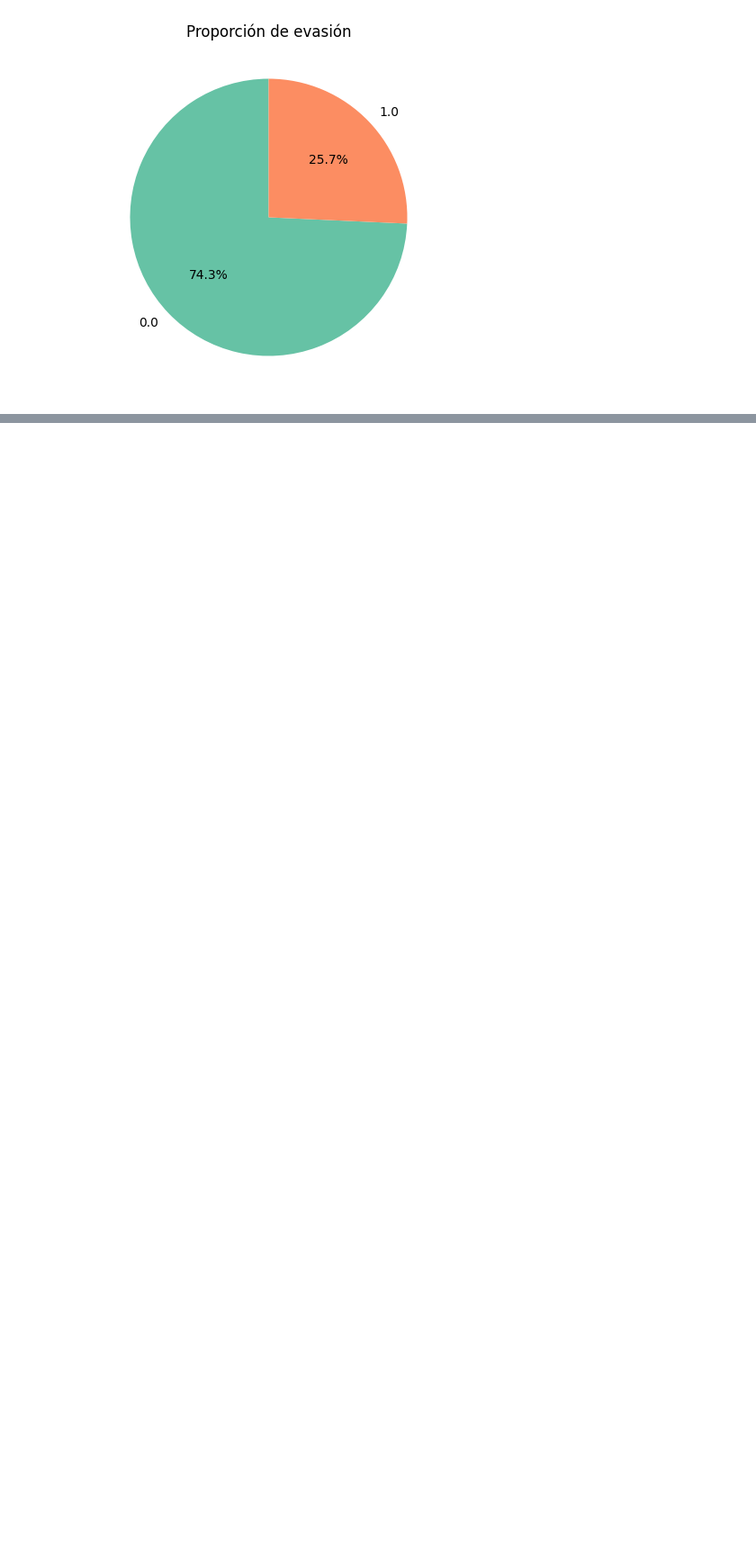
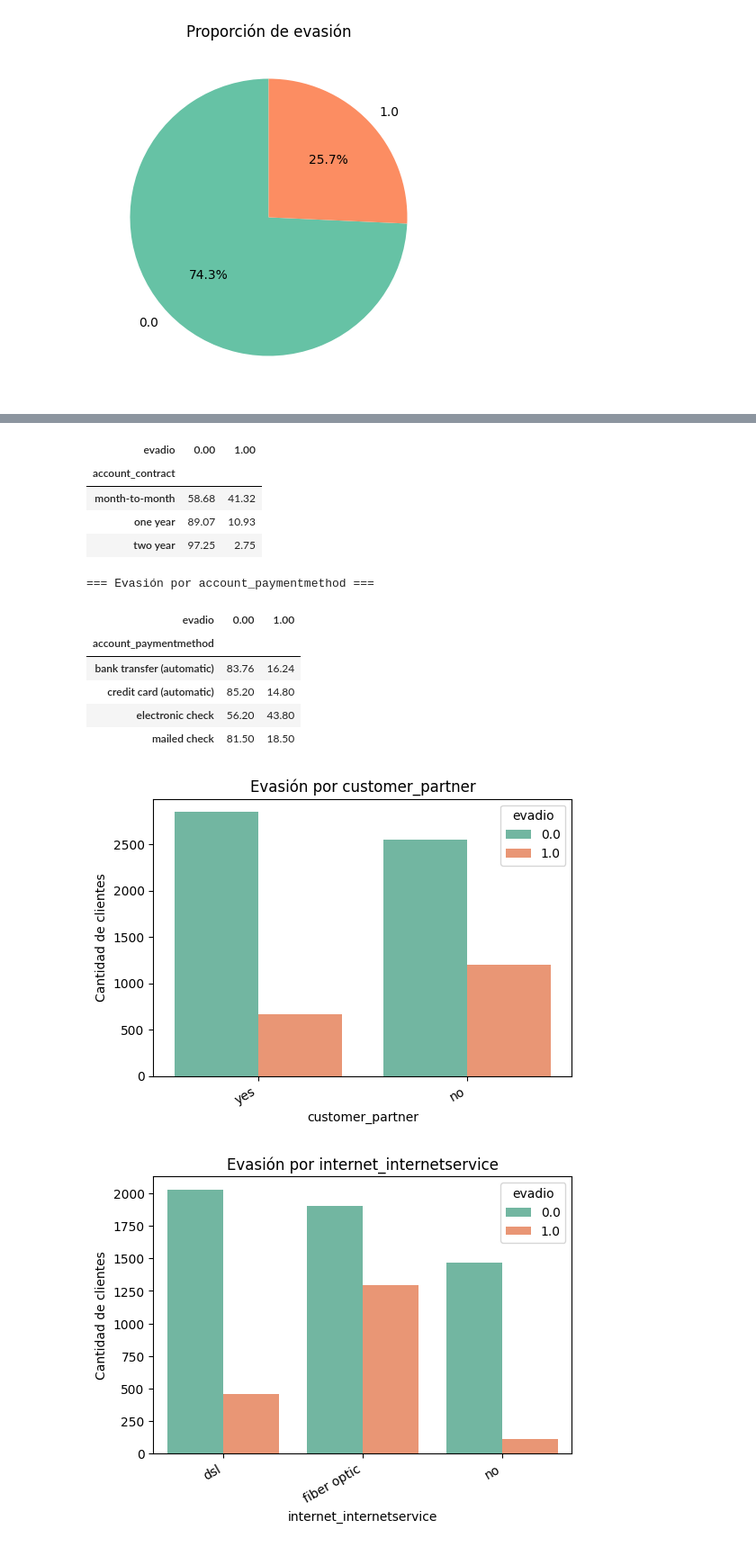
Before and after one commit to Junior11995/Challenge-Telecom-X-an-lisis-de-evasi-n-de-clientes, a Jupyter notebook: desaf_o_telecom_x.ipynb, the cells around one changed output, grey strips where cells are left out. Shown at 90% size. Drawn from its saved outputs; the diff is of its cells as text; code cells hidden in the pictures; blank space fills up the shorter version.

Commit message:
recuento de evasión por variables categóricas (tablas y gráficos)

```diff
--- a/desaf_o_telecom_x.ipynb
+++ b/desaf_o_telecom_x.ipynb
@@ -1106,0 +1109,27 @@ Passing `palette` without assigning `hue` is deprecated and will be removed in v
+# %%
+# =========================================================
+# RECUENTO DE EVASIÓN POR VARIABLES CATEGÓRICAS
+# =========================================================
+
+# Seleccionar columnas categóricas (excluyendo el ID)
+cat_cols = [c for c in df_ready.select_dtypes(include="object").columns if c not in ["id_cliente"]]
+
+# --- 1. Tablas de contingencia (churn vs categoría) ---
+for col in cat_cols:
+    print(f"\n=== Evasión por {col} ===")
+    tabla = pd.crosstab(df_ready[col], df_ready["evadio"], normalize="index") * 100
+    display(tabla.round(2))
+
+# --- 2. Visualización: countplot de churn por categoría ---
+import seaborn as sns
+import matplotlib.pyplot as plt
+
+for col in cat_cols:
+    plt.figure(figsize=(6,4))
+    sns.countplot(x=col, hue="evadio", data=df_ready, palette="Set2")
+    plt.title(f"Evasión por {col}")
+    plt.xlabel(col)
+    plt.ylabel("Cantidad de clientes")
+    plt.xticks(rotation=30, ha="right")
+    plt.show()
+# %% [output]
@@ -1106,0 +1148,14 @@ Passing `palette` without assigning `hue` is deprecated and will be removed in v
+| evadio | 0.00 | 1.00 |
+| account_contract |  |  |
+| month-to-month | 58.68 | 41.32 |
+| one year | 89.07 | 10.93 |
+| two year | 97.25 | 2.75 |
+=== Evasión por account_paymentmethod ===
+| evadio | 0.00 | 1.00 |
+| account_paymentmethod |  |  |
+| bank transfer (automatic) | 83.76 | 16.24 |
+| credit card (automatic) | 85.20 | 14.80 |
+| electronic check | 56.20 | 43.80 |
+| mailed check | 81.50 | 18.50 |
+[figure, added]
+[figure, added]
```
Also changed, not shown: parts of 2 cells of this notebook.
